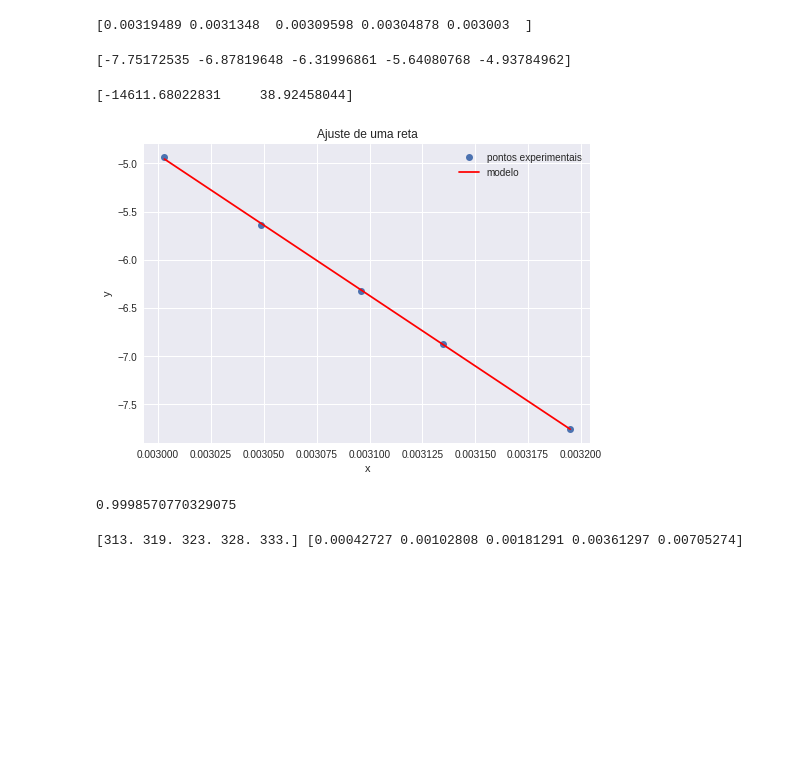
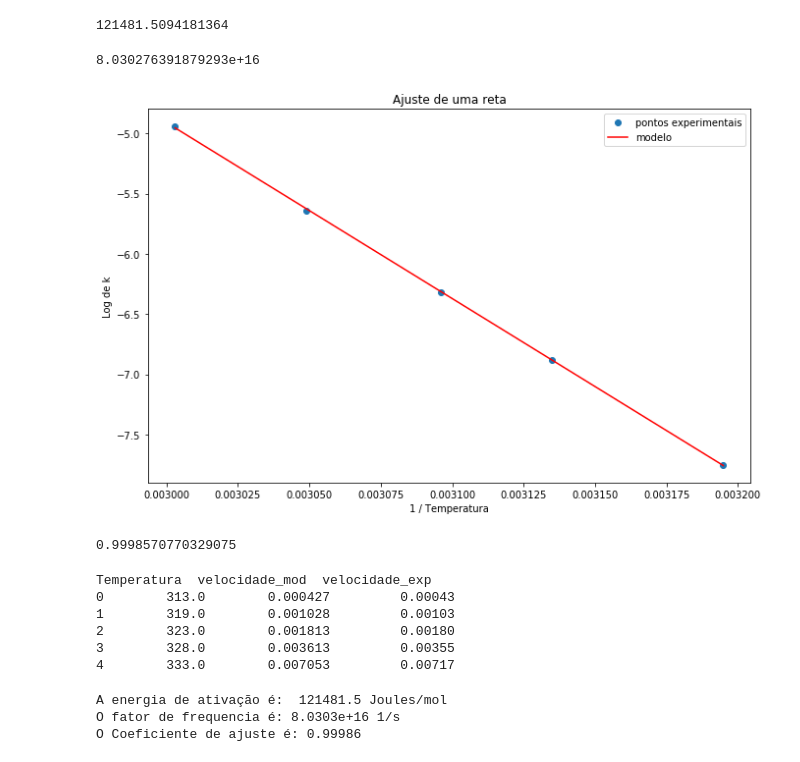
Before and after one commit to marcelcerri/Arrhenius_model, a Jupyter notebook: Modelo_de_Arrhenius_ajuste_aos_pontos_experimentais_de_forma_linear.ipynb, the cells around one changed output. Cells and saved outputs as stored; diff of their text form; code cells hidden in the pictures; blank space fills up the shorter version.

```diff
--- a/Modelo_de_Arrhenius_ajuste_aos_pontos_experimentais_de_forma_linear.ipynb
+++ b/Modelo_de_Arrhenius_ajuste_aos_pontos_experimentais_de_forma_linear.ipynb
@@ -27,3 +9,3 @@ O arquivo "Arrhenius.csv" com tamanho de 82 bytes
 # %%
-#transformando o arquivo csv em data frame
-calibracao_df = pd.read_csv(io.StringIO(uploaded['Arrhenius.csv'].decode('utf-8')))
+# Lendo o arquivo csv na pasta
+dados = pd.read_csv('Arrhenius.csv')
@@ -40,3 +12,3 @@ calibracao_df
 # %%
 #transformando data frame em vetor
-calibracao_np = calibracao_df.values
+dados_np = dados.values
@@ -52,32 +15,33 @@ array([[3.13e+02, 4.30e-04],
 # %%
 #vetor do eixo x
-x = 1/calibracao_np[:,0]
-print(x)
+x = 1/dados_np[:,0]
-# %% [output]
-[0.00319489 0.0031348  0.00309598 0.00304878 0.003003  ]
 # %%
 #vetor do eixo y
-y = np.log(calibracao_np[:,1])
-print(y)
+y = np.log(dados_np[:,1])
-# %% [output]
-[-7.75172535 -6.87819648 -6.31996861 -5.64080768 -4.93784962]
 # %%
 linear_p = np.polyfit(x, y, 1)
-print(linear_p)
-# %% [output]
-[-14611.68022831     38.92458044]
+# %%
+Ea = linear_p[0] *(-8.314) # Estimativa da energia de ativação em J /mol
+print(Ea)
+# %% [output]
+121481.5094181364
+# %%
+A = np.exp(linear_p[1]) # Fator de frequencia
+print (A)
+# %% [output]
+8.030276391879293e+16
 # %%
 #impressão dos dados experimentais e do modelo linear
 plt.plot(x, y, "o", label = "pontos experimentais")
 plt.plot(x, np.polyval(linear_p, x), "-r", label = "modelo")
-plt.xlabel("x")
-plt.ylabel("y")
+plt.xlabel("1 / Temperatura")
+plt.ylabel("Log de k")
 plt.rcParams['figure.figsize'] = (11,7)
 plt.title("Ajuste de uma reta")
 plt.legend()
 plt.show()
 # %% [output]
-[figure, old version]
+[figure, new version]
 # %%
 yfit = linear_p[0] * x + linear_p[1] # calcula os valores preditos
 yresid = y - yfit # resíduo = valor real - valor ajustado (valor predito)
@@ -90,8 +53,21 @@ print(R2) # imprime coeficiente de determinação
 0.9998570770329075
 # %%
 #dados do modelo ajustado
-dados_T = 1/x
-dados_v = np.exp(yfit)
-print(dados_T, dados_v)
+dados_v = np.transpose(np.exp(yfit))
+dados_df = pd.DataFrame({"Temperatura":dados_np[:,0], "velocidade_mod":dados_v, "velocidade_exp":dados_np[:,1]})
+print(dados_df)
 # %% [output]
-[313. 319. 323. 328. 333.] [0.00042727 0.00102808 0.00181291 0.00361297 0.00705274]
+Temperatura  velocidade_mod  velocidade_exp
+0        313.0        0.000427         0.00043
+1        319.0        0.001028         0.00103
+2        323.0        0.001813         0.00180
+3        328.0        0.003613         0.00355
+4        333.0        0.007053         0.00717
+# %%
+print(f'A energia de ativação é: {Ea:9.7} Joules/mol')
+print(f'O fator de frequencia é: {A:9.5} 1/s')
+print(f'O Coeficiente de ajuste é: {R2:5.5}')
+# %% [output]
+A energia de ativação é:  121481.5 Joules/mol
+O fator de frequencia é: 8.0303e+16 1/s
+O Coeficiente de ajuste é: 0.99986
```
Also changed, not shown: parts of 8 cells of this notebook, 2 other files.
